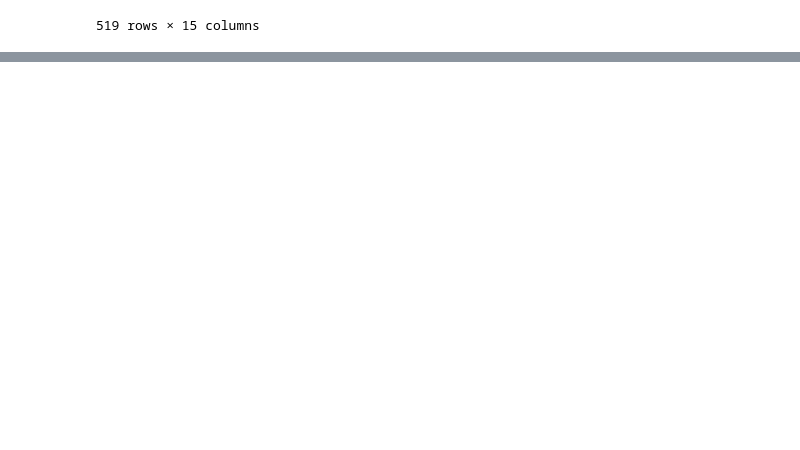
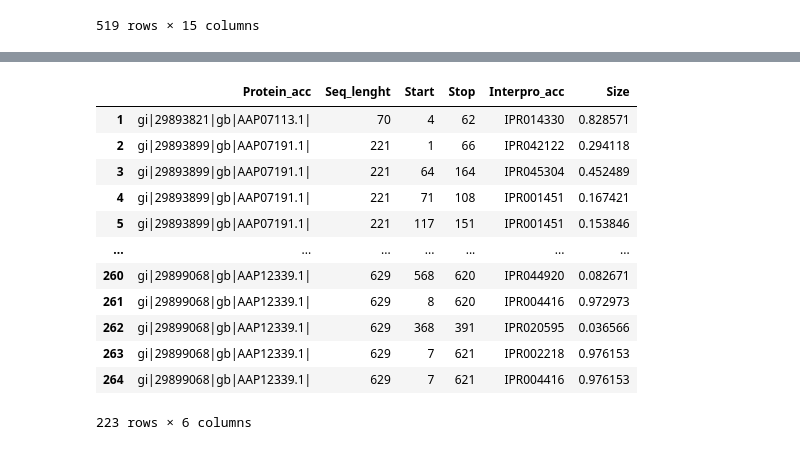
Before and after one commit to Pinatic/Programming3, a Jupyter notebook: Assignment6/Assignment6_NB.ipynb, the cells around one changed output, grey strips where cells are left out. Drawn from its saved outputs; the diff is of its cells as text; code cells hidden in the pictures; blank space fills up the shorter version.

```diff
--- a/Assignment6/Assignment6_NB.ipynb
+++ b/Assignment6/Assignment6_NB.ipynb
@@ -149,0 +176,16 @@ df2
+# %%
+ddf_small
+# %% [output]
+|  | Protein_acc | Seq_lenght | Start | Stop | Interpro_acc | Size |
+| 1 | gi|29893821|gb|AAP07113.1| | 70 | 4 | 62 | IPR014330 | 0.828571 |
+| 2 | gi|29893899|gb|AAP07191.1| | 221 | 1 | 66 | IPR042122 | 0.294118 |
+| 3 | gi|29893899|gb|AAP07191.1| | 221 | 64 | 164 | IPR045304 | 0.452489 |
+| 4 | gi|29893899|gb|AAP07191.1| | 221 | 71 | 108 | IPR001451 | 0.167421 |
+| 5 | gi|29893899|gb|AAP07191.1| | 221 | 117 | 151 | IPR001451 | 0.153846 |
+| ... | ... | ... | ... | ... | ... | ... |
+| 260 | gi|29899068|gb|AAP12339.1| | 629 | 568 | 620 | IPR044920 | 0.082671 |
+| 261 | gi|29899068|gb|AAP12339.1| | 629 | 8 | 620 | IPR004416 | 0.972973 |
+| 262 | gi|29899068|gb|AAP12339.1| | 629 | 368 | 391 | IPR020595 | 0.036566 |
+| 263 | gi|29899068|gb|AAP12339.1| | 629 | 7 | 621 | IPR002218 | 0.976153 |
+| 264 | gi|29899068|gb|AAP12339.1| | 629 | 7 | 621 | IPR004416 | 0.976153 |
+223 rows × 6 columns
```
Also changed, not shown: parts of 15 cells of this notebook, 1 other file.
